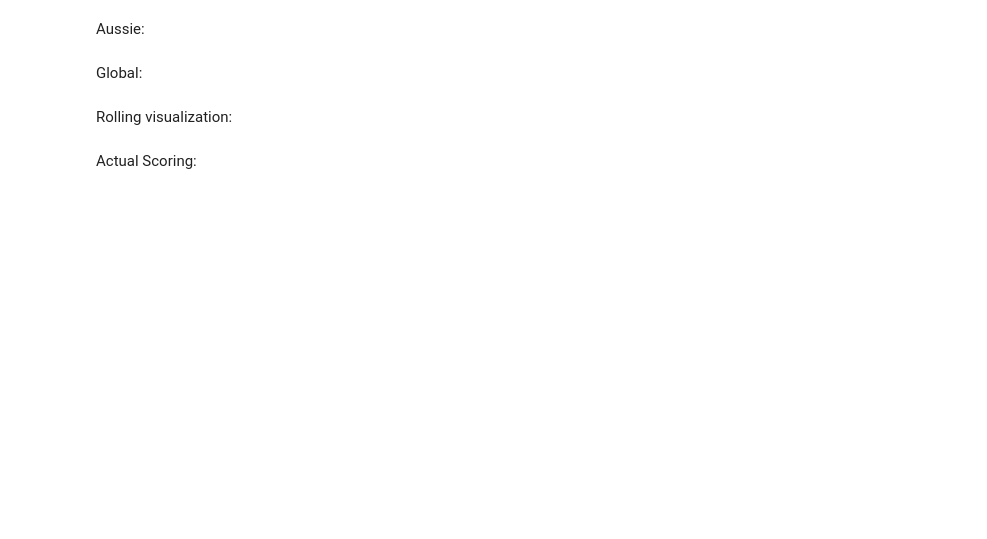
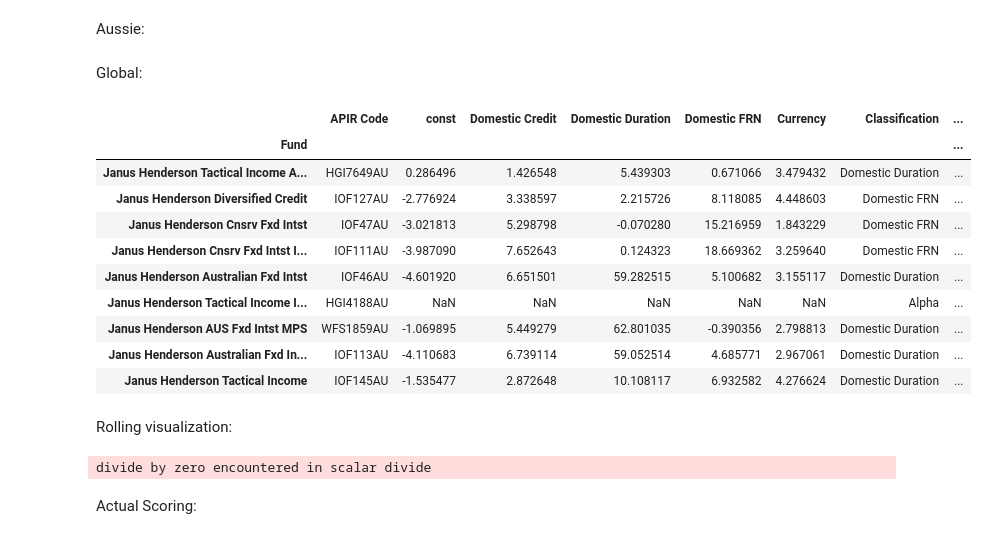
Before and after one commit to lowvoljono/Scoring-2024, a Jupyter notebook: fixed_income/Innova_Scoring_Fixed_Income.ipynb, the cells around one changed output. Cells and saved outputs as stored; diff of their text form; code cells hidden in the pictures; blank space fills up the shorter version.

```diff
--- a/fixed_income/Innova_Scoring_Fixed_Income.ipynb
+++ b/fixed_income/Innova_Scoring_Fixed_Income.ipynb
@@ -217,8 +310,20 @@ final_df['Number of Months with Data'] = masker.count(axis=0)
 final_df_labelled_global = final_df.reset_index().merge(transposed_and_with_daily_pricing[['APIR Code', 'Fund']], on='APIR Code', how='left')
 final_df_labelled_global.index = final_df_labelled_global['Fund']
 # %%
-search = 'UST'
-final_df_labelled_global[final_df_labelled_global.index.to_frame().apply(lambda x: x.astype(str).str.contains(search, case=False)).any(axis=1)]
-#final_df_labelled_aussie[final_df_labelled_aussie.index.to_frame().apply(lambda x: x.astype(str).str.contains(search, case=False)).any(axis=1)]
+search = 'janus'
+#final_df_labelled_global[final_df_labelled_global.index.to_frame().apply(lambda x: x.astype(str).str.contains(search, case=False)).any(axis=1)]
+final_df_labelled_aussie[final_df_labelled_aussie.index.to_frame().apply(lambda x: x.astype(str).str.contains(search, case=False)).any(axis=1)]
+# %% [output]
+|  | APIR Code | const | Domestic Credit | Domestic Duration | Domestic FRN | Currency | Classification | ... |
+| Fund |  |  |  |  |  |  |  | ... |
+| Janus Henderson Tactical Income A... | HGI7649AU | 0.286496 | 1.426548 | 5.439303 | 0.671066 | 3.479432 | Domestic Duration | ... |
+| Janus Henderson Diversified Credit | IOF127AU | -2.776924 | 3.338597 | 2.215726 | 8.118085 | 4.448603 | Domestic FRN | ... |
+| Janus Henderson Cnsrv Fxd Intst | IOF47AU | -3.021813 | 5.298798 | -0.070280 | 15.216959 | 1.843229 | Domestic FRN | ... |
+| Janus Henderson Cnsrv Fxd Intst I... | IOF111AU | -3.987090 | 7.652643 | 0.124323 | 18.669362 | 3.259640 | Domestic FRN | ... |
+| Janus Henderson Australian Fxd Intst | IOF46AU | -4.601920 | 6.651501 | 59.282515 | 5.100682 | 3.155117 | Domestic Duration | ... |
+| Janus Henderson Tactical Income I... | HGI4188AU | NaN | NaN | NaN | NaN | NaN | Alpha | ... |
+| Janus Henderson AUS Fxd Intst MPS | WFS1859AU | -1.069895 | 5.449279 | 62.801035 | -0.390356 | 2.798813 | Domestic Duration | ... |
+| Janus Henderson Australian Fxd In... | IOF113AU | -4.110683 | 6.739114 | 59.052514 | 4.685771 | 2.967061 | Domestic Duration | ... |
+| Janus Henderson Tactical Income | IOF145AU | -1.535477 | 2.872648 | 10.108117 | 6.932582 | 4.276624 | Domestic Duration | ... |
 # %% [markdown]
 Rolling visualization:
@@ -237,2 +330,16 @@ combo
+# %%
+fund_wanted = 'VGB'
+
+use_for_vis = aus_dataset_cleaned_new_dates #.droplevel(axis=1,level=0) # aus_dataset_cleaned_new_dates
+
+exog = sm.add_constant(aussie_benchmarks, prepend=False)
+mod = RollingOLS(use_for_vis[fund_wanted], exog, window=36, missing='drop').fit()
+plotter = mod.params.dropna().reset_index().drop('const',axis=1)
+fig = px.line(plotter.iloc[3:], x=0, y=plotter.iloc[:,1:].columns, title=f'Janus')
+fig.update_xaxes(title_text='Date')
+fig.update_yaxes(title_text='Returns')
+fig.show()
+# %% [output]
+divide by zero encountered in scalar divide
 # %% [markdown]
 Actual Scoring:
```
Also changed, not shown: parts of 10 cells of this notebook, 16 other files.
